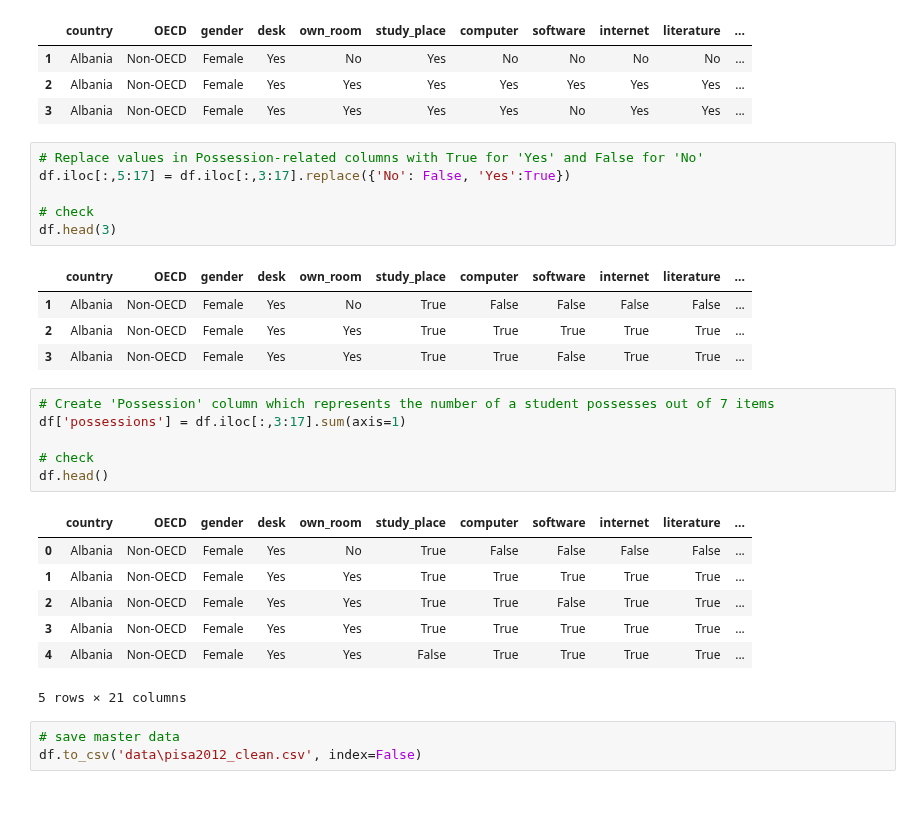
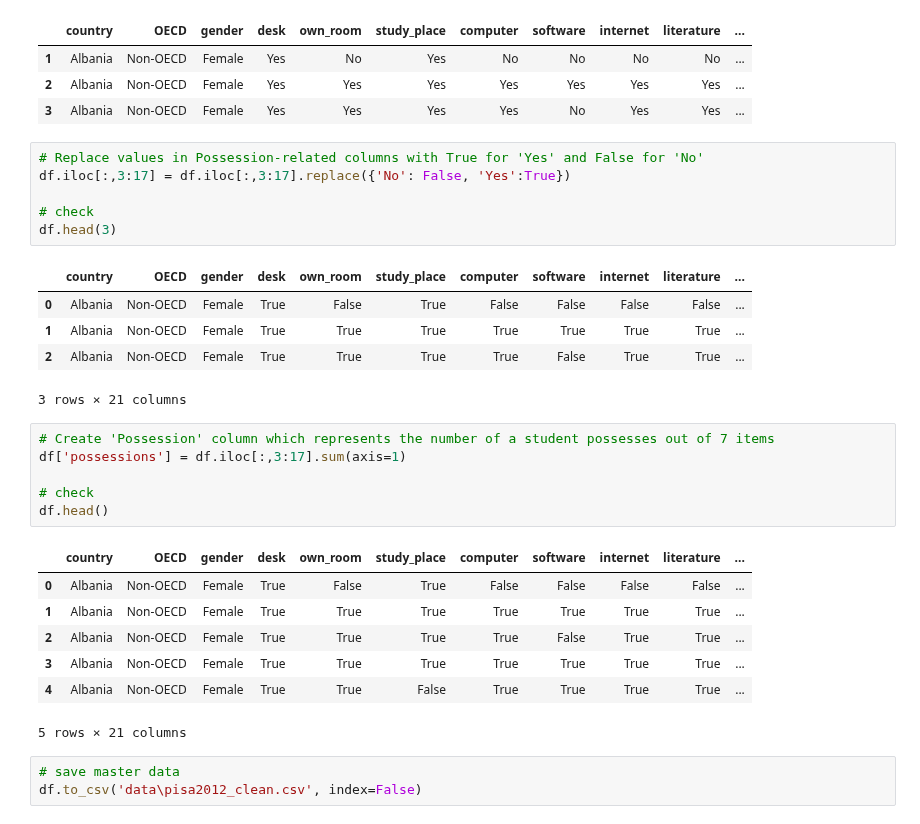
Before and after one commit to Steve-Choi/DAND, a Jupyter notebook: Communicate-Data-Findings/Communicate-Data-Findings.ipynb, the cells around one changed output. Drawn from its saved outputs; the diff is of its cells as text.

```diff
--- a/Communicate-Data-Findings/Communicate-Data-Findings.ipynb
+++ b/Communicate-Data-Findings/Communicate-Data-Findings.ipynb
@@ -182,15 +182,16 @@ df.head(3)
 | 3 | Albania | Non-OECD | Female | Yes | Yes | Yes | Yes | No | Yes | Yes | ... |
 # %%
 # Replace values in Possession-related columns with True for 'Yes' and False for 'No'
-df.iloc[:,5:17] = df.iloc[:,3:17].replace({'No': False, 'Yes':True})
+df.iloc[:,3:17] = df.iloc[:,3:17].replace({'No': False, 'Yes':True})
 
 # check
 df.head(3)
 # %% [output]
 |  | country | OECD | gender | desk | own_room | study_place | computer | software | internet | literature | ... |
-| 1 | Albania | Non-OECD | Female | Yes | No | True | False | False | False | False | ... |
-| 2 | Albania | Non-OECD | Female | Yes | Yes | True | True | True | True | True | ... |
-| 3 | Albania | Non-OECD | Female | Yes | Yes | True | True | False | True | True | ... |
+| 0 | Albania | Non-OECD | Female | True | False | True | False | False | False | False | ... |
+| 1 | Albania | Non-OECD | Female | True | True | True | True | True | True | True | ... |
+| 2 | Albania | Non-OECD | Female | True | True | True | True | False | True | True | ... |
+3 rows × 21 columns
 # %%
 # Create 'Possession' column which represents the number of a student possesses out of 7 items
 df['possessions'] = df.iloc[:,3:17].sum(axis=1)
@@ -199,11 +200,11 @@ df['possessions'] = df.iloc[:,3:17].sum(axis=1)
 df.head()
 # %% [output]
 |  | country | OECD | gender | desk | own_room | study_place | computer | software | internet | literature | ... |
-| 0 | Albania | Non-OECD | Female | Yes | No | True | False | False | False | False | ... |
-| 1 | Albania | Non-OECD | Female | Yes | Yes | True | True | True | True | True | ... |
-| 2 | Albania | Non-OECD | Female | Yes | Yes | True | True | False | True | True | ... |
-| 3 | Albania | Non-OECD | Female | Yes | Yes | True | True | True | True | True | ... |
-| 4 | Albania | Non-OECD | Female | Yes | Yes | False | True | True | True | True | ... |
+| 0 | Albania | Non-OECD | Female | True | False | True | False | False | False | False | ... |
+| 1 | Albania | Non-OECD | Female | True | True | True | True | True | True | True | ... |
+| 2 | Albania | Non-OECD | Female | True | True | True | True | False | True | True | ... |
+| 3 | Albania | Non-OECD | Female | True | True | True | True | True | True | True | ... |
+| 4 | Albania | Non-OECD | Female | True | True | False | True | True | True | True | ... |
 5 rows × 21 columns
 # %%
 # save master data
```
Also changed, not shown: parts of 8 cells of this notebook, 1 other file.
